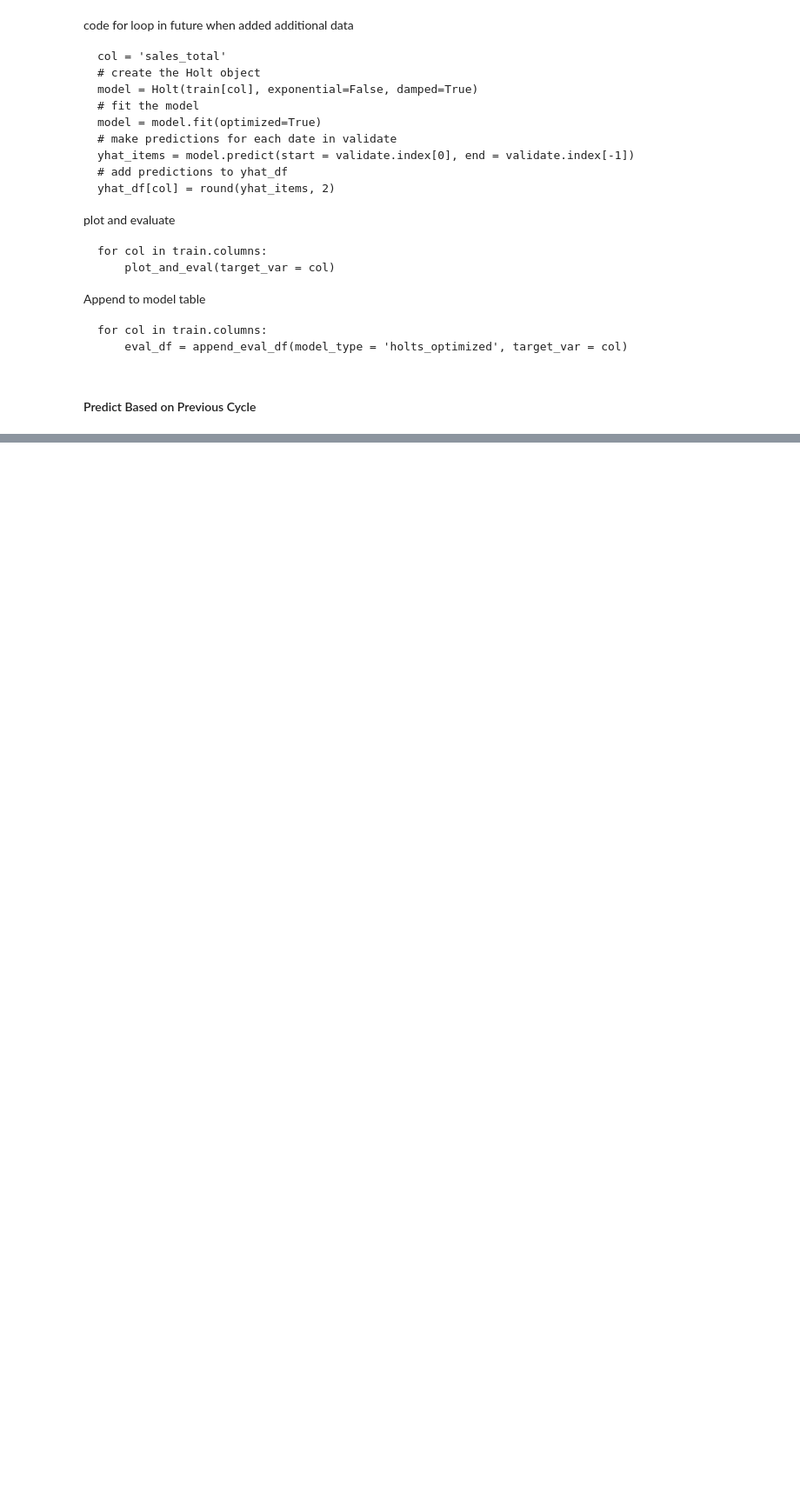
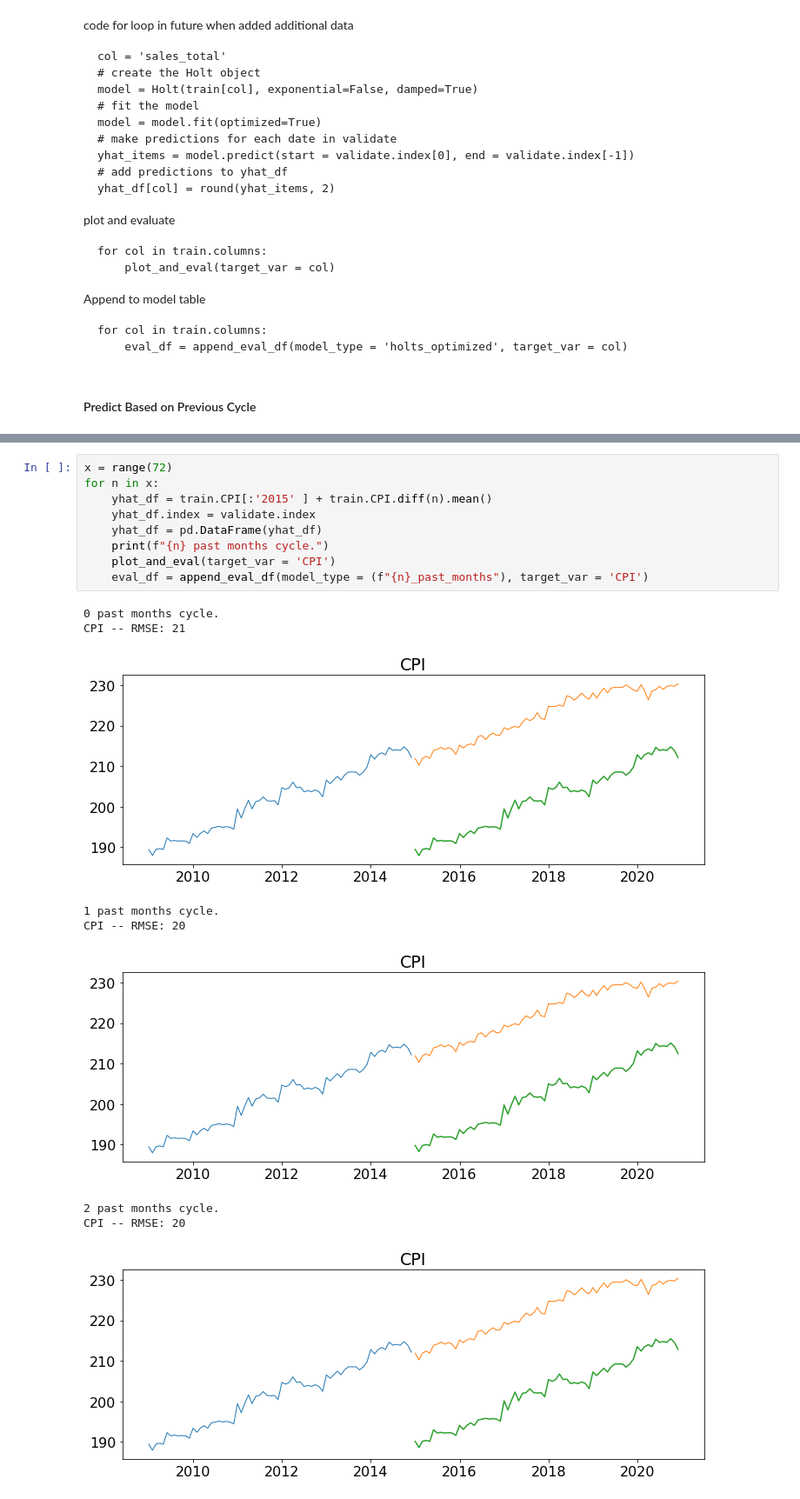
Before and after one commit to mil2tech/individiual-project, a Jupyter notebook: project-workbook.ipynb, the cells around one changed output, grey strips where cells are left out. Shown at 87% size. Drawn from its saved outputs; the diff is of its cells as text; blank space fills up the shorter version.

Commit message:
completed modeling

```diff
--- a/project-workbook.ipynb
+++ b/project-workbook.ipynb
@@ -948,0 +1044,19 @@ for col in train.columns:
+# %%
+x = range(72)
+for n in x:
+    yhat_df = train.CPI[:'2015' ] + train.CPI.diff(n).mean()
+    yhat_df.index = validate.index
+    yhat_df = pd.DataFrame(yhat_df)
+    print(f"{n} past months cycle.")
+    plot_and_eval(target_var = 'CPI')
+    eval_df = append_eval_df(model_type = (f"{n}_past_months"), target_var = 'CPI')
+# %% [output]
+0 past months cycle.
+CPI -- RMSE: 21
+[figure, added]
+1 past months cycle.
+CPI -- RMSE: 20
+[figure, added]
+2 past months cycle.
+CPI -- RMSE: 20
+[figure, added]
```
Also changed, not shown: parts of 24 cells of this notebook.
